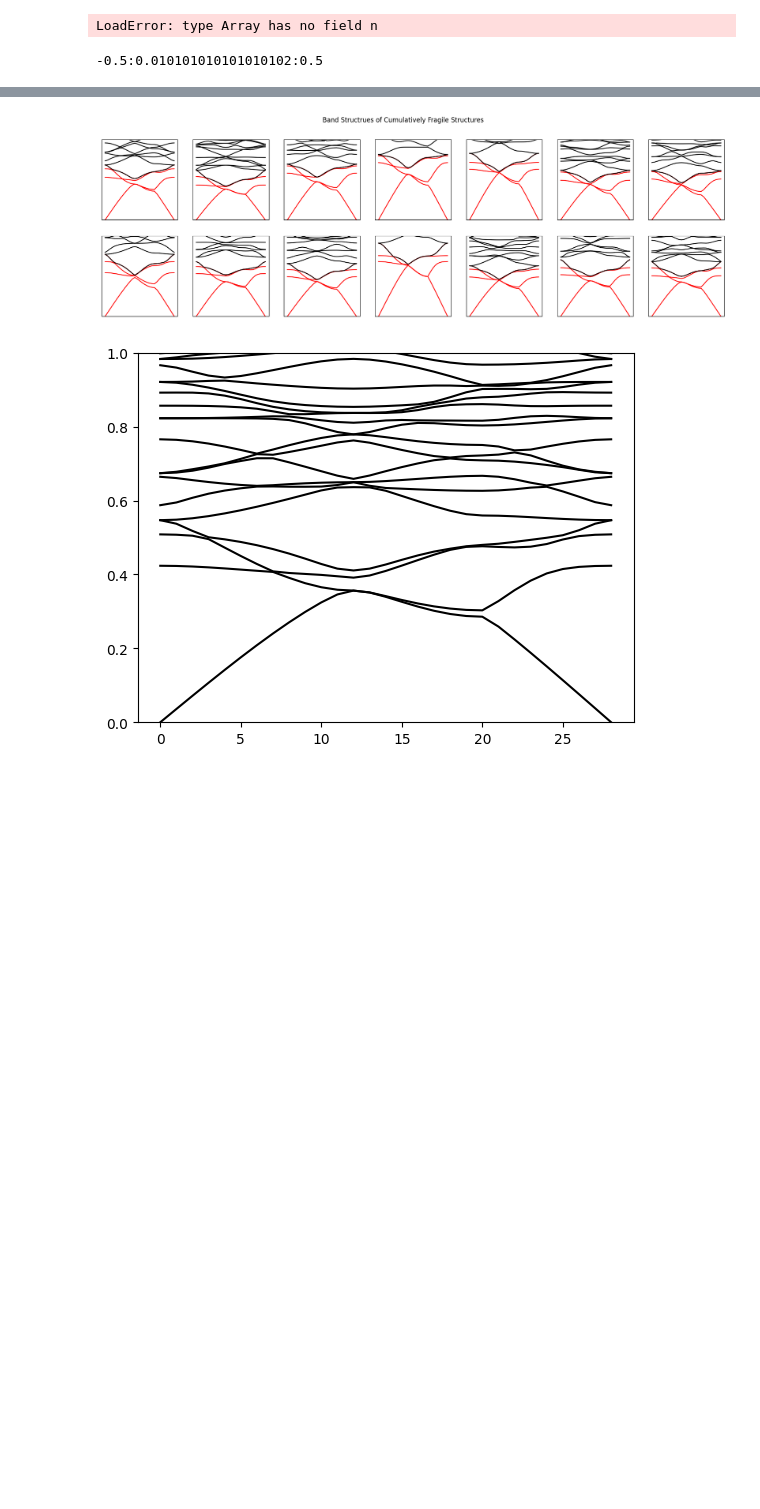
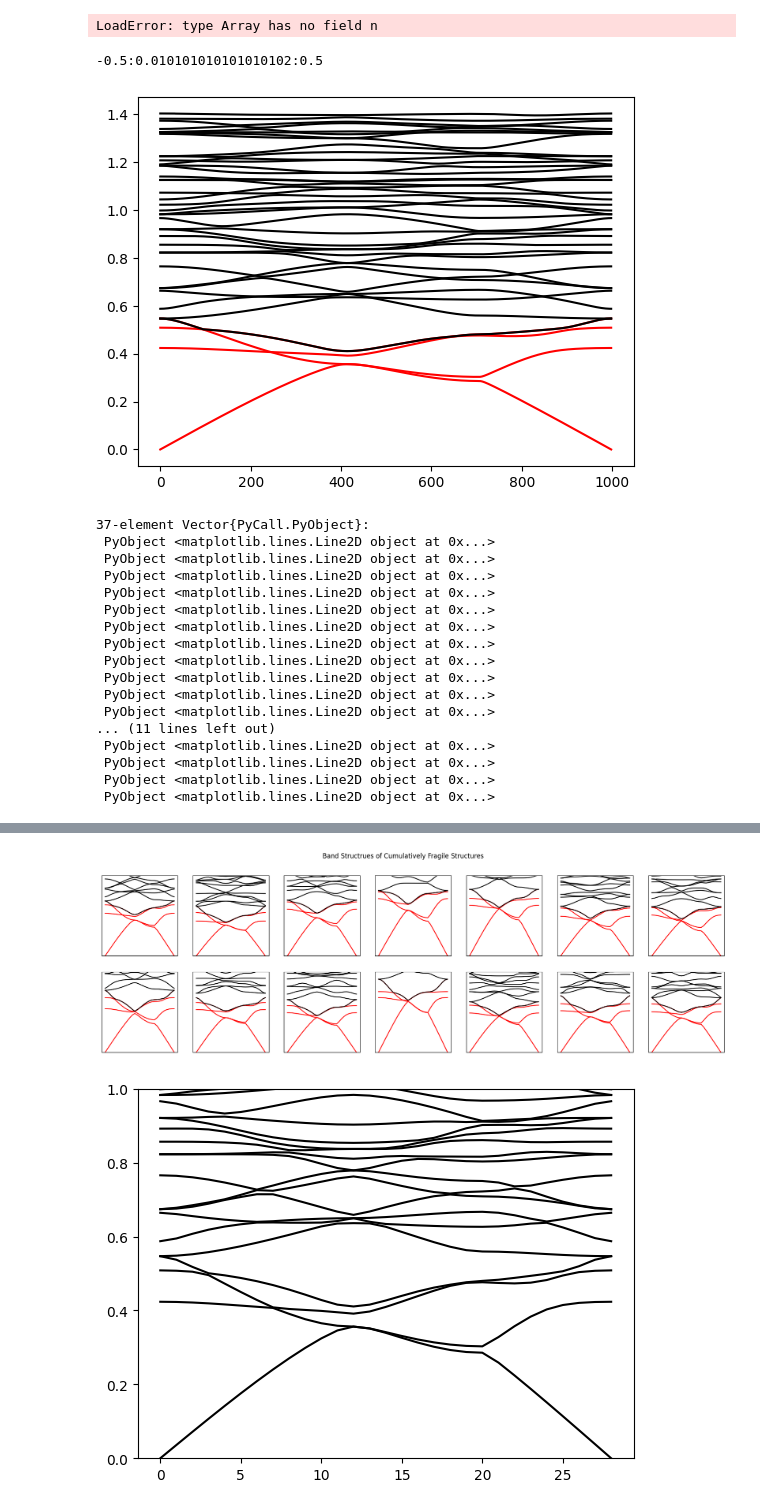
Before and after one commit to AliGhorashiCMT/Topological-Prevalence, a Jupyter notebook: Corner Charge Formulas.ipynb, the cells around one changed output, grey strips where cells are left out. Cells and saved outputs as stored; diff of their text form; code cells hidden in the pictures; blank space fills up the shorter version.

```diff
--- a/Corner Charge Formulas.ipynb
+++ b/Corner Charge Formulas.ipynb
@@ -764,3 +764,28 @@ N = 100
 xyz = range(-.5, .5, length=100)
 # %% [output]
 -0.5:0.010101010101010102:0.5
+# %%
+#bands = readdlm("./dispersions/output/dim2-sg10-20132-res192-te-dispersion.out", ',')
+plot(bands[:, 6:(3 .+ 6)], color="red")
+plot(bands[:, (3 .+ 6):end], color="black")
+#ylim(0.46, 0.48)
+#xlim(600, 800)
+# %% [output]
+[figure, added]
+37-element Vector{PyCall.PyObject}:
+ PyObject <matplotlib.lines.Line2D object at 0x...>
+ PyObject <matplotlib.lines.Line2D object at 0x...>
+ PyObject <matplotlib.lines.Line2D object at 0x...>
+ PyObject <matplotlib.lines.Line2D object at 0x...>
+ PyObject <matplotlib.lines.Line2D object at 0x...>
+ PyObject <matplotlib.lines.Line2D object at 0x...>
+ PyObject <matplotlib.lines.Line2D object at 0x...>
+ PyObject <matplotlib.lines.Line2D object at 0x...>
+ PyObject <matplotlib.lines.Line2D object at 0x...>
+ PyObject <matplotlib.lines.Line2D object at 0x...>
+ PyObject <matplotlib.lines.Line2D object at 0x...>
+... (11 lines left out)
+ PyObject <matplotlib.lines.Line2D object at 0x...>
+ PyObject <matplotlib.lines.Line2D object at 0x...>
+ PyObject <matplotlib.lines.Line2D object at 0x...>
+ PyObject <matplotlib.lines.Line2D object at 0x...>
```
Also changed, not shown: parts of 1 cell of this notebook, 1 other file.
